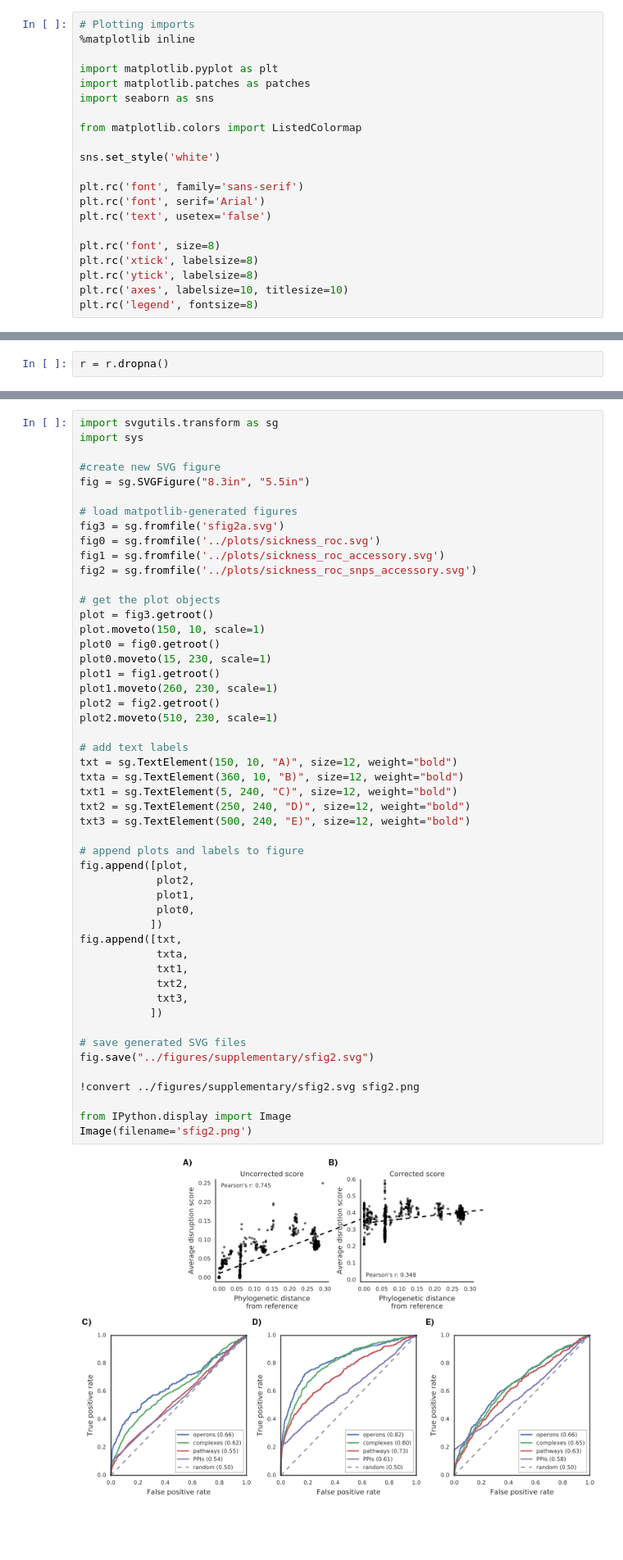
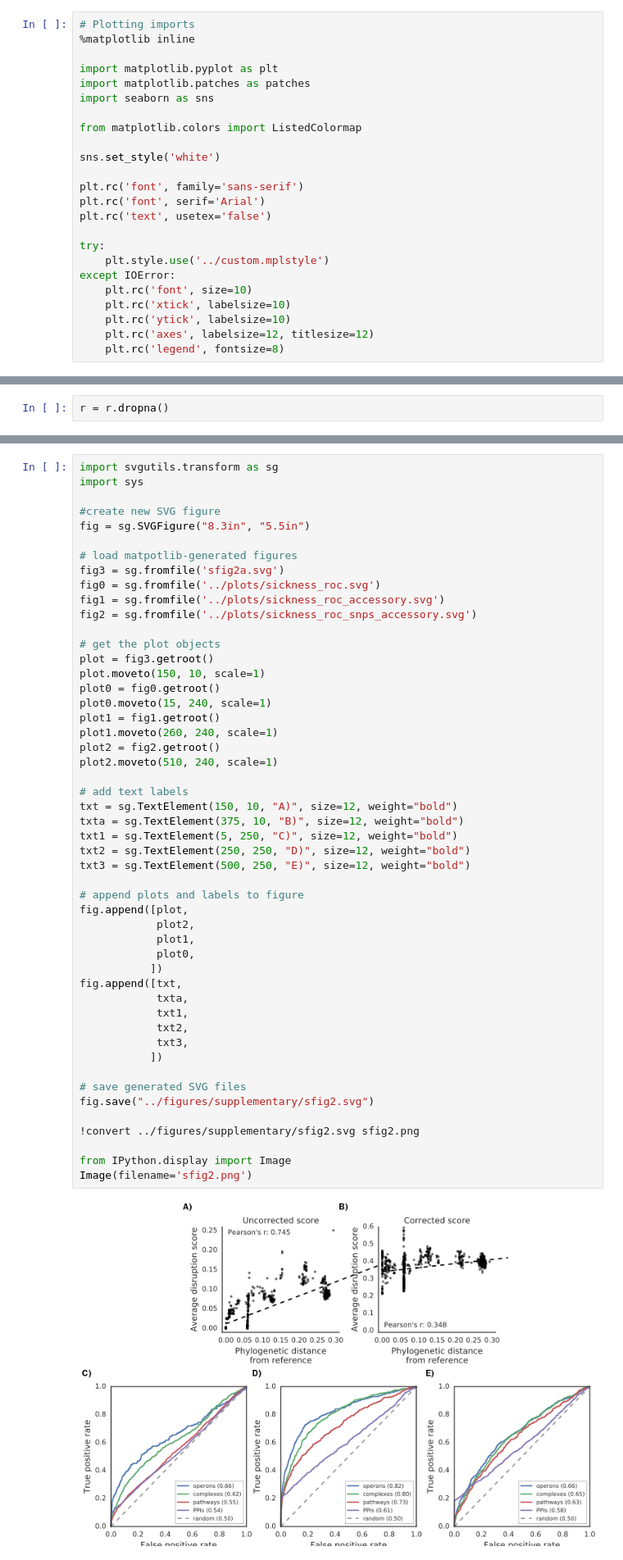
Before and after one commit to mgalardini/ecopredict, a Jupyter notebook: notebooks/sfig2.ipynb, the cells around one changed output, grey strips where cells are left out. Shown at 82% size. Drawn from its saved outputs; the diff is of its cells as text; blank space fills up the shorter version.

Commit message:
Figures and plot updates

```diff
--- a/notebooks/sfig2.ipynb
+++ b/notebooks/sfig2.ipynb
@@ -14,11 +14,14 @@ plt.rc('font', family='sans-serif')
 plt.rc('font', serif='Arial')
 plt.rc('text', usetex='false')
 
-plt.rc('font', size=8)
-plt.rc('xtick', labelsize=8)
-plt.rc('ytick', labelsize=8)
-plt.rc('axes', labelsize=10, titlesize=10)
-plt.rc('legend', fontsize=8)
+try:
+    plt.style.use('../custom.mplstyle')
+except IOError:
+    plt.rc('font', size=10)
+    plt.rc('xtick', labelsize=10)
+    plt.rc('ytick', labelsize=10)
+    plt.rc('axes', labelsize=12, titlesize=12)
+    plt.rc('legend', fontsize=8)
 # %%
 import numpy as np
 import pandas as pd
@@ -166,38 +169,38 @@ fig2 = sg.fromfile('../plots/sickness_roc_snps_accessory.svg')
 plot = fig3.getroot()
 plot.moveto(150, 10, scale=1)
 plot0 = fig0.getroot()
-plot0.moveto(15, 230, scale=1)
+plot0.moveto(15, 240, scale=1)
 plot1 = fig1.getroot()
-plot1.moveto(260, 230, scale=1)
+plot1.moveto(260, 240, scale=1)
 plot2 = fig2.getroot()
-plot2.moveto(510, 230, scale=1)
+plot2.moveto(510, 240, scale=1)
 
 # add text labels
 txt = sg.TextElement(150, 10, "A)", size=12, weight="bold")
-txta = sg.TextElement(360, 10, "B)", size=12, weight="bold")
-txt1 = sg.TextElement(5, 240, "C)", size=12, weight="bold")
-txt2 = sg.TextElement(250, 240, "D)", size=12, weight="bold")
-txt3 = sg.TextElement(500, 240, "E)", size=12, weight="bold")
+txta = sg.TextElement(375, 10, "B)", size=12, weight="bold")
+txt1 = sg.TextElement(5, 250, "C)", size=12, weight="bold")
+txt2 = sg.TextElement(250, 250, "D)", size=12, weight="bold")
+txt3 = sg.TextElement(500, 250, "E)", size=12, weight="bold")
 
 # append plots and labels to figure
 fig.append([plot,
             plot2,
             plot1,
             plot0,
            ])
 fig.append([txt,
             txta,
             txt1,
             txt2,
             txt3,
            ])
 
 # save generated SVG files
 fig.save("../figures/supplementary/sfig2.svg")
 
 !convert ../figures/supplementary/sfig2.svg sfig2.png
 
 from IPython.display import Image
 Image(filename='sfig2.png')
 # %% [output]
-[figure, old version]
+[figure, new version]
```
Also changed, not shown: parts of 1 cell of this notebook, 18 other files.
